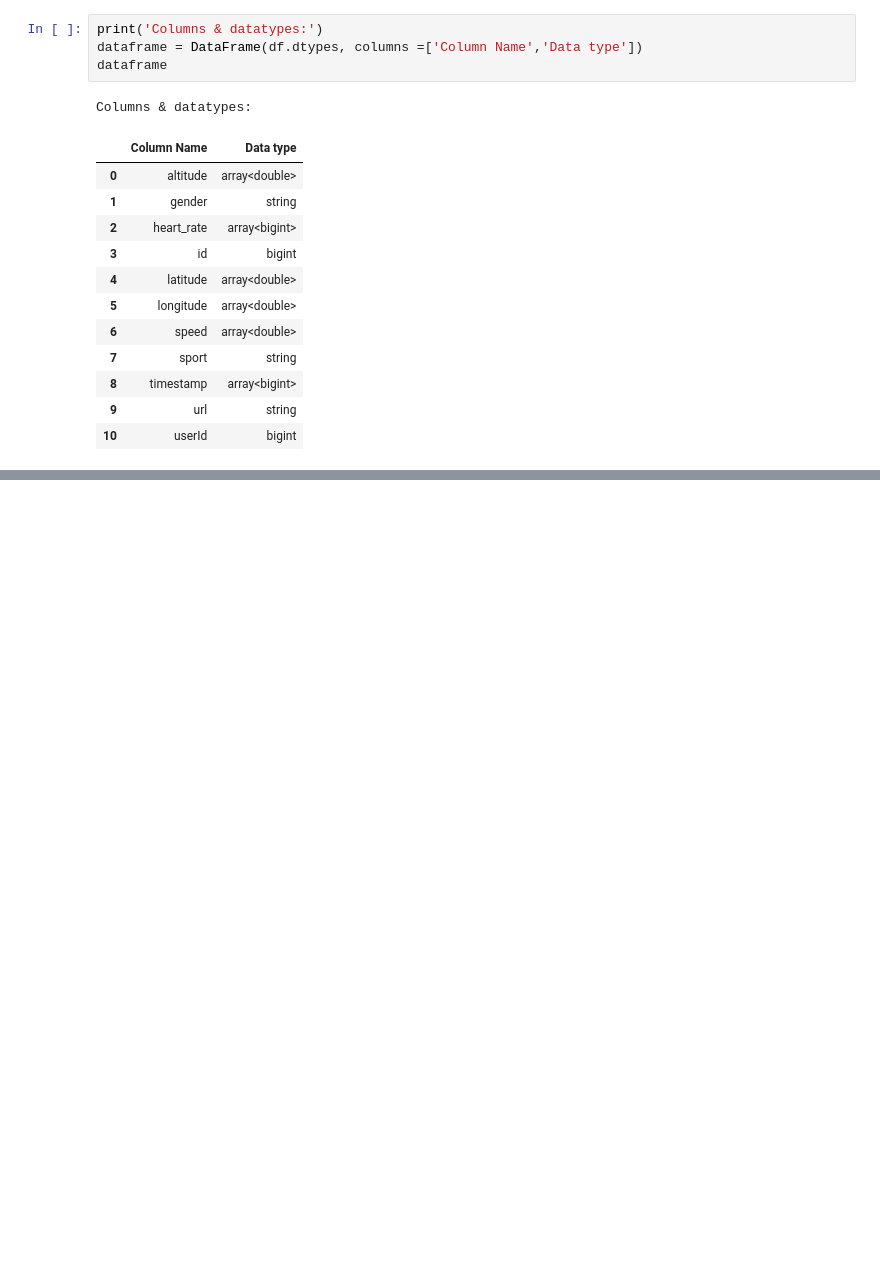
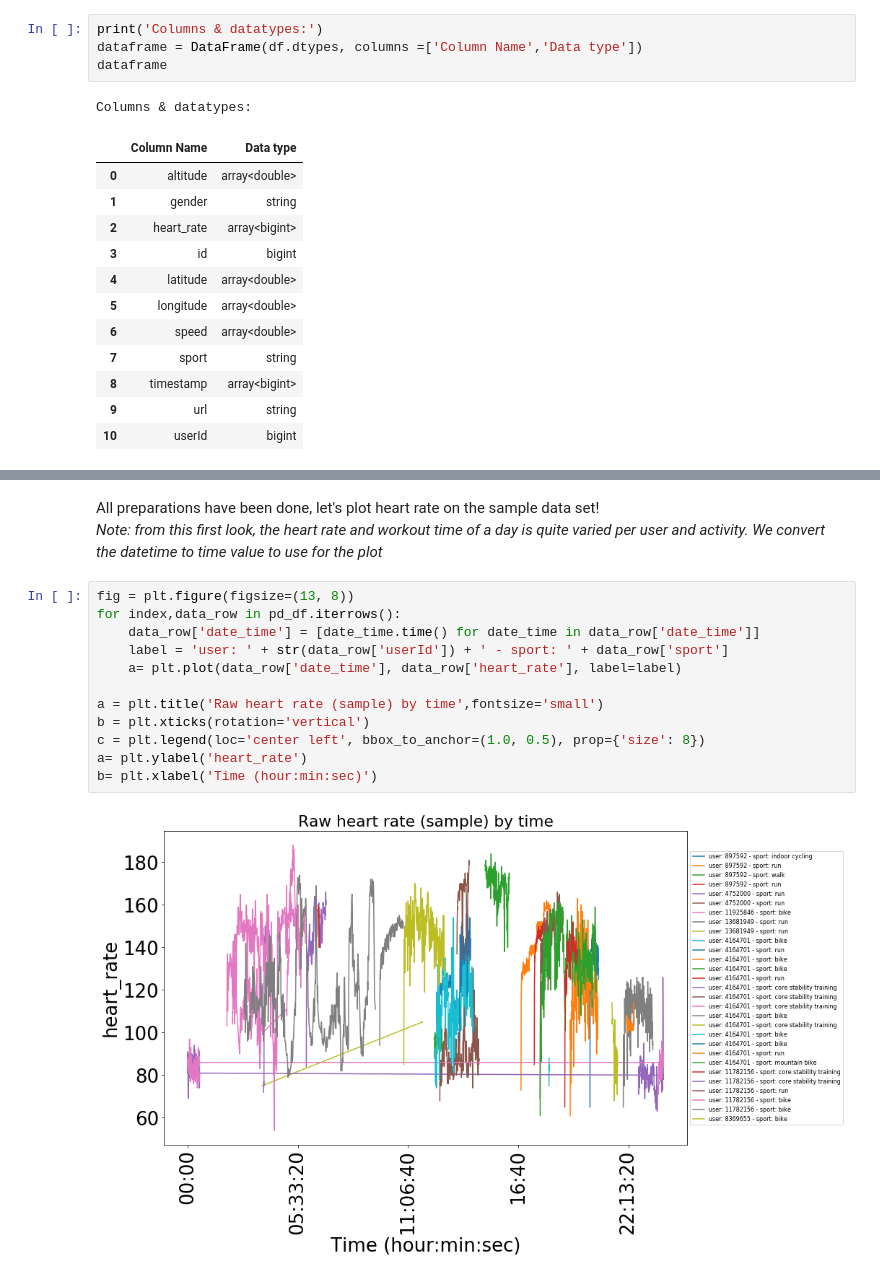
Before and after one commit to TuanTTranCS/concordia-bigdata-project, a Jupyter notebook: BigData_Project_Explore.ipynb, the cells around one changed output, grey strips where cells are left out. Drawn from its saved outputs; the diff is of its cells as text; blank space fills up the shorter version.

```diff
--- a/BigData_Project_Explore.ipynb
+++ b/BigData_Project_Explore.ipynb
@@ -200,0 +250,17 @@ df.select('userId', 'id', 'sport','PerWorkoutRecordCount')\
+# %% [markdown]
+All preparations have been done, let's plot heart rate on the sample data set! <br />
+*Note: from this first look, the heart rate and workout time of a day is quite varied per user and activity. We convert the datetime to time value to use for the plot*
+# %%
+fig = plt.figure(figsize=(13, 8))
+for index,data_row in pd_df.iterrows():
+    data_row['date_time'] = [date_time.time() for date_time in data_row['date_time']]
+    label = 'user: ' + str(data_row['userId']) + ' - sport: ' + data_row['sport']
+    a= plt.plot(data_row['date_time'], data_row['heart_rate'], label=label)
+
+a = plt.title('Raw heart rate (sample) by time',fontsize='small')
+b = plt.xticks(rotation='vertical')
+c = plt.legend(loc='center left', bbox_to_anchor=(1.0, 0.5), prop={'size': 8})
+a= plt.ylabel('heart_rate')
+b= plt.xlabel('Time (hour:min:sec)')
+# %% [output]
+[figure, added]
```
Also changed, not shown: parts of 20 cells of this notebook.
